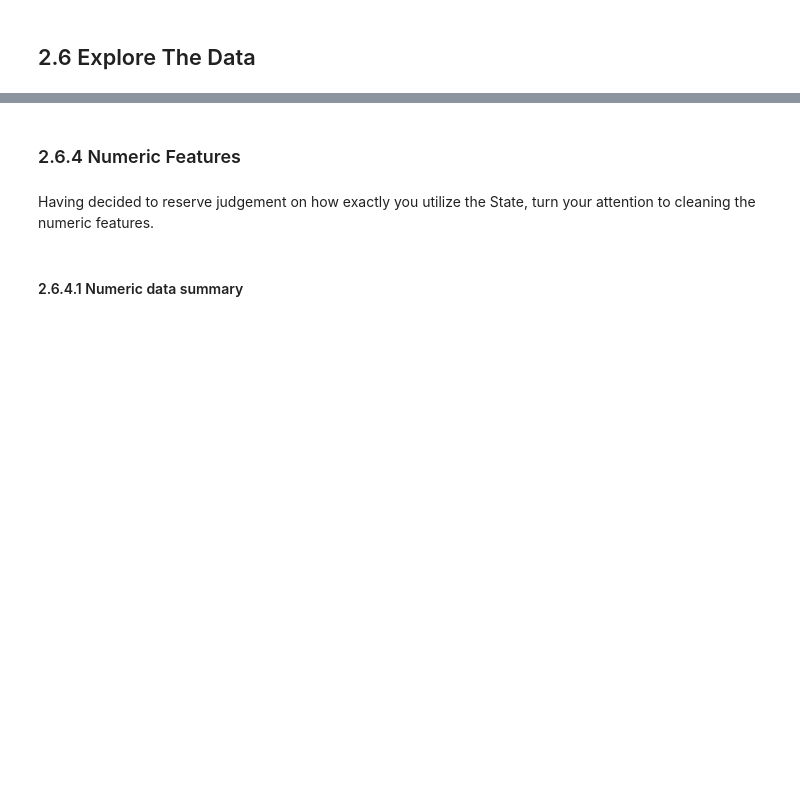
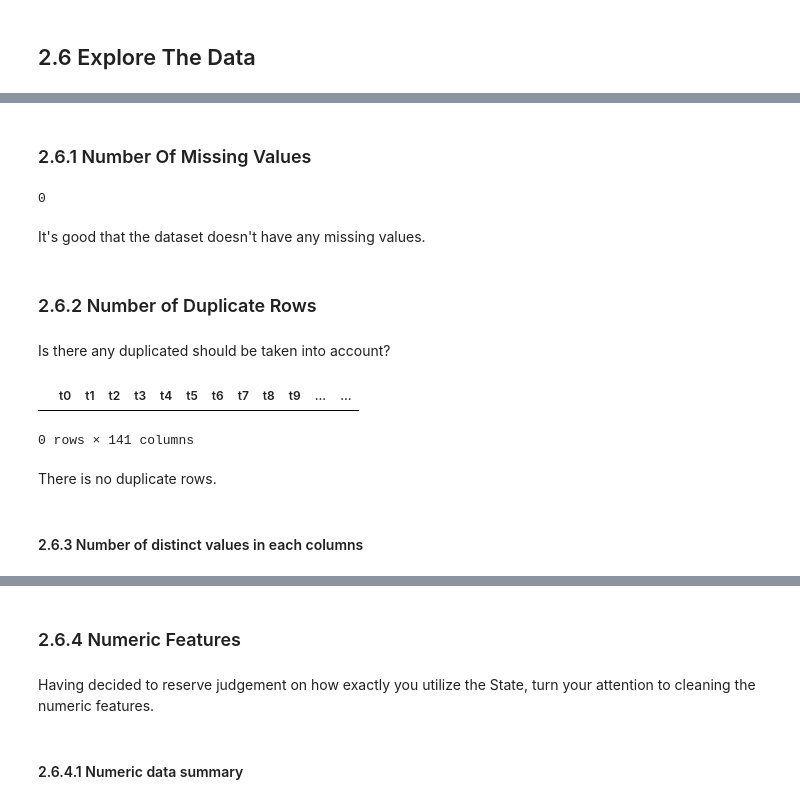
Before and after one commit to azarbarzin/Springboard, a Jupyter notebook: Capstone Project 2/Notebooks/02_data_wrangling.ipynb, the cells around one changed output, grey strips where cells are left out. Drawn from its saved outputs; the diff is of its cells as text; code cells hidden in the pictures; blank space fills up the shorter version.

```diff
--- a/Capstone Project 2/Notebooks/02_data_wrangling.ipynb
+++ b/Capstone Project 2/Notebooks/02_data_wrangling.ipynb
@@ -451,0 +90,22 @@ Thus we currently have two main questions you want to resolve:
+# %% [markdown]
+### 2.6.1 Number Of Missing Values<a id='2.6.1_Missing_Values'></a>
+# %%
+ecg_data.isnull().any().sum()
+# %% [output]
+0
+# %% [markdown]
+It's good that the dataset doesn't have any missing values.
+# %% [markdown]
+### 2.6.2 Number of Duplicate Rows<a id='2.6.2_Duplicate_Rows'></a>
+# %% [markdown]
+Is there any duplicated should be taken into account?
+# %%
+# the number of duplicate rows
+ecg_data[ecg_data.duplicated()]
+# %% [output]
+|  | t0 | t1 | t2 | t3 | t4 | t5 | t6 | t7 | t8 | t9 | ... | ... |
+0 rows × 141 columns
+# %% [markdown]
+ There is no duplicate rows.
+# %% [markdown]
+#### 2.6.3 Number of distinct values in each columns<a id='2.6.3_Number_of_distinct'></a>
```
Also changed, not shown: parts of 116 cells of this notebook, 2 other files.
